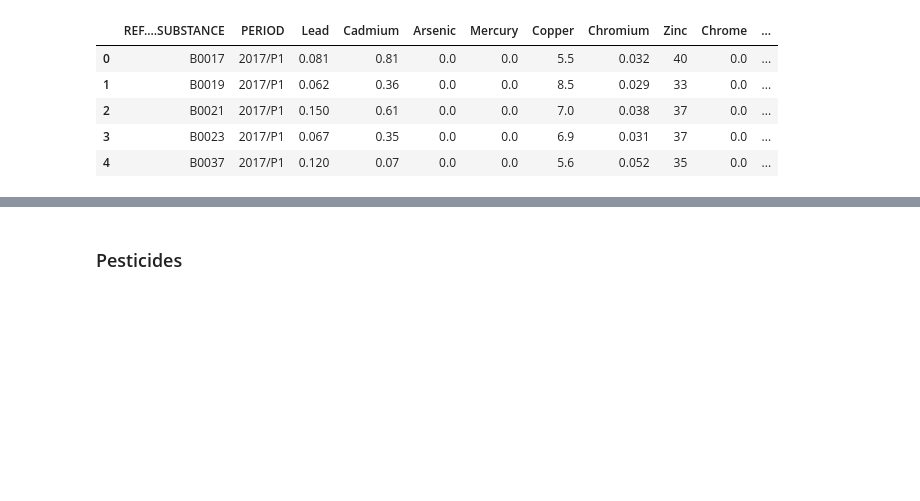
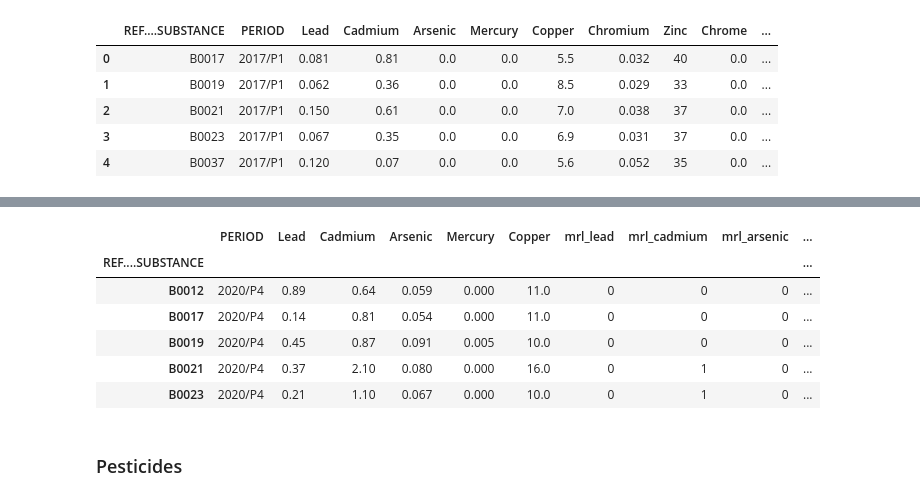
Before and after one commit to Demesmaeker/beeOdiversity, a Jupyter notebook: 01_preprocessing.ipynb, the cells around one changed output, grey strips where cells are left out. Cells and saved outputs as stored; diff of their text form; code cells hidden in the pictures; blank space fills up the shorter version.

Commit message:
adding groupby

```diff
--- a/01_preprocessing.ipynb
+++ b/01_preprocessing.ipynb
@@ -124,3 +124,14 @@ hm_df.head()
+# %%
+group_hm_df = hm_df.groupby('REF....SUBSTANCE').agg(max)
+group_hm_df.head()
+# %% [output]
+|  | PERIOD | Lead | Cadmium | Arsenic | Mercury | Copper | mrl_lead | mrl_cadmium | mrl_arsenic | ... |
+| REF....SUBSTANCE |  |  |  |  |  |  |  |  |  | ... |
+| B0012 | 2020/P4 | 0.89 | 0.64 | 0.059 | 0.000 | 11.0 | 0 | 0 | 0 | ... |
+| B0017 | 2020/P4 | 0.14 | 0.81 | 0.054 | 0.000 | 11.0 | 0 | 0 | 0 | ... |
+| B0019 | 2020/P4 | 0.45 | 0.87 | 0.091 | 0.005 | 10.0 | 0 | 0 | 0 | ... |
+| B0021 | 2020/P4 | 0.37 | 2.10 | 0.080 | 0.000 | 16.0 | 0 | 1 | 0 | ... |
+| B0023 | 2020/P4 | 0.21 | 1.10 | 0.067 | 0.000 | 10.0 | 0 | 1 | 0 | ... |
 # %% [markdown]
 ### Pesticides
 # %% [markdown]
```
Also changed, not shown: parts of 11 cells of this notebook.
